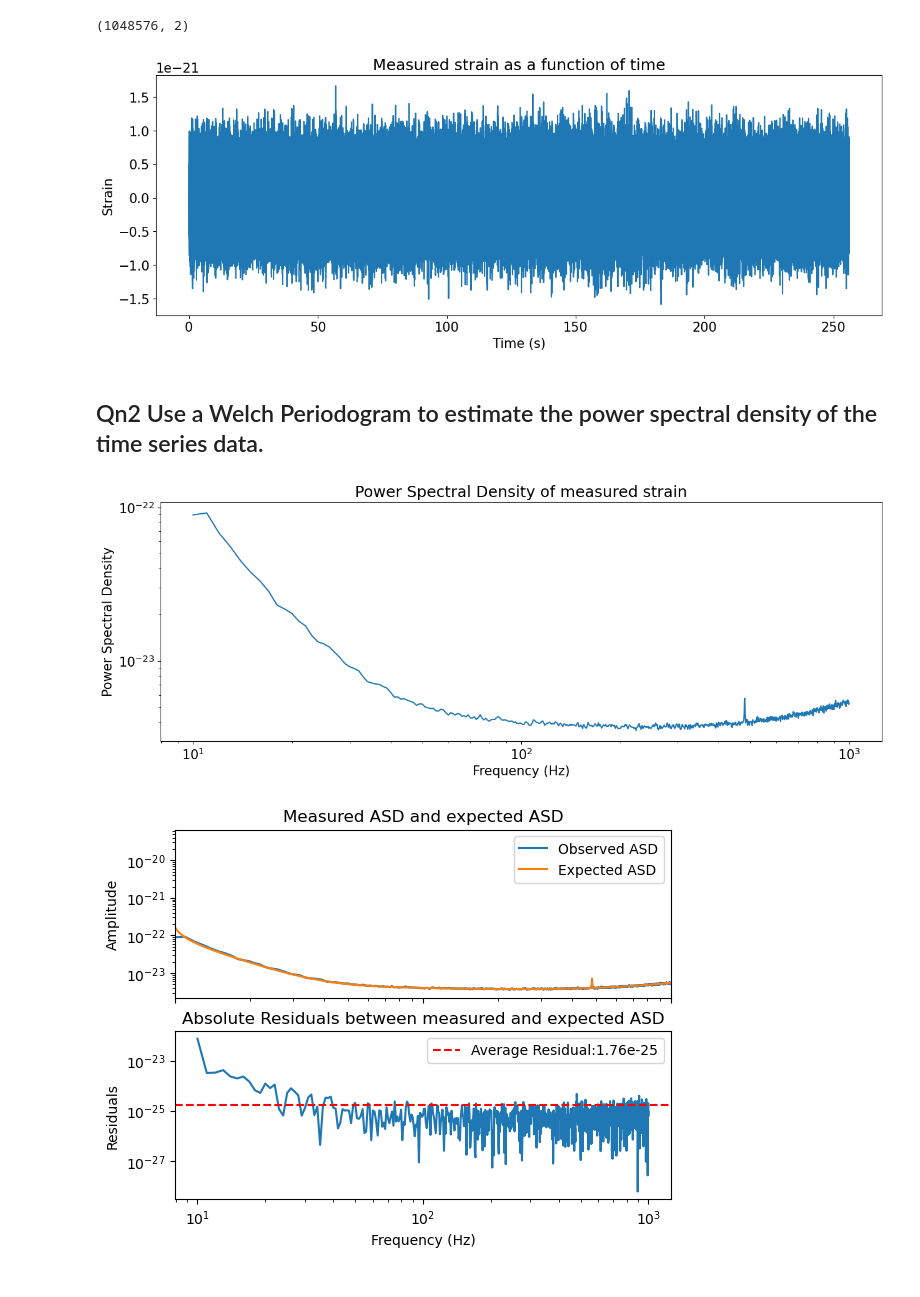
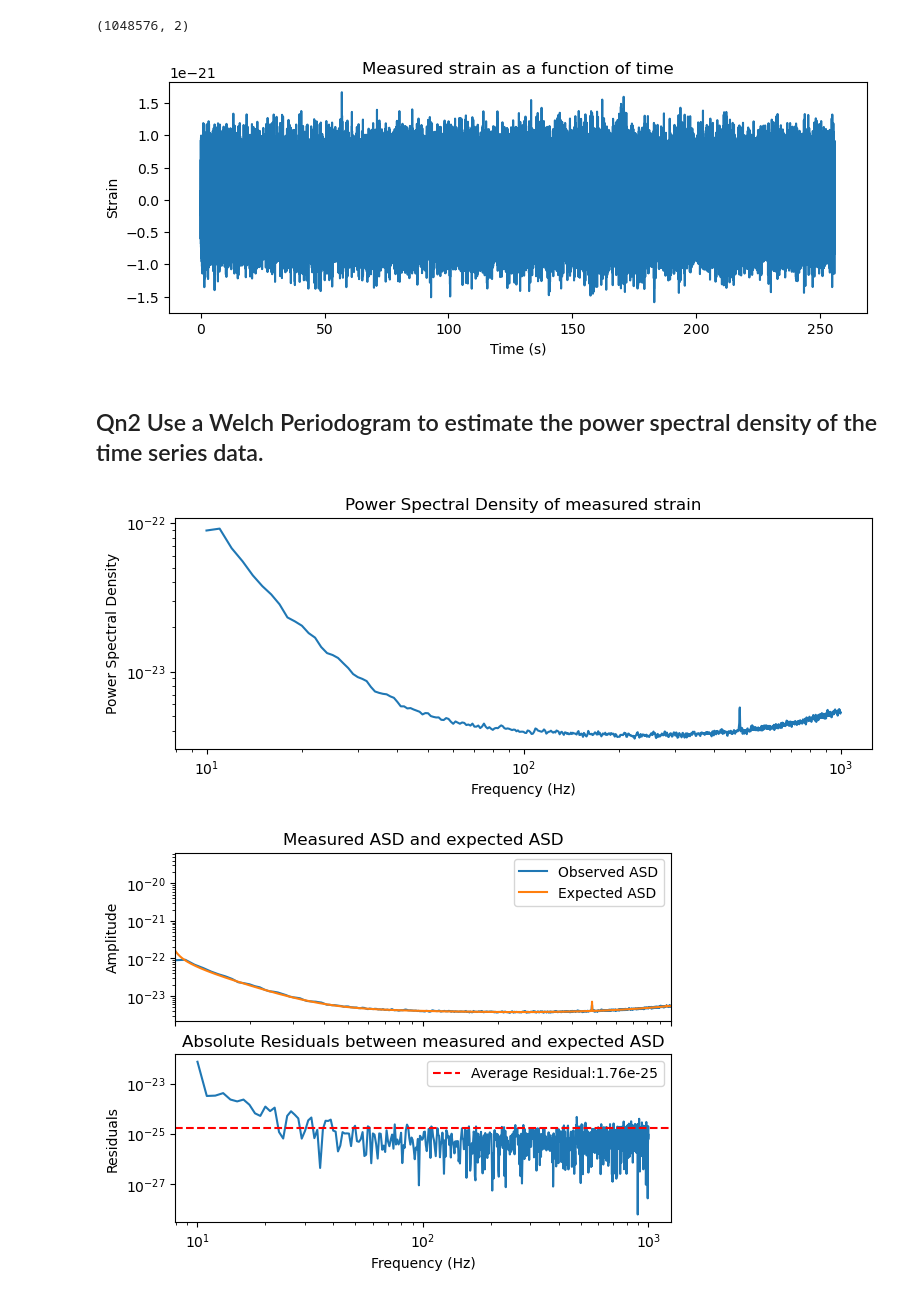
Before and after one commit to ZhongXinyu/Gravitational-Waves-Detection, a Jupyter notebook: part2.ipynb, the cells around one changed output. Saved outputs shown, nothing was run; the diff lists cells and outputs as text; code cells hidden in the pictures.

```diff
--- a/part2.ipynb
+++ b/part2.ipynb
@@ -9,10 +9,8 @@ warnings.filterwarnings("ignore", "Wswiglal-redir-stdio")
 import lal
 
 import pycbc
+from pycbc import types
 from pycbc.waveform.waveform import get_fd_waveform
-
-# set font size of labels
-plt.rcParams.update({'font.size': 15})
 # %%
 # define constants
 f_lower = 10
@@ -47,15 +45,15 @@ sample_times = data[:, 0]
 measured_strain = data[:, 1]
 # %%
 # plot the measured strain as a function of time
-plt.figure(figsize=(15, 5))
+plt.figure(figsize=(9,3))
 plt.plot(sample_times, measured_strain)
 plt.xlabel('Time (s)')
 plt.ylabel('Strain')
 plt.title('Measured strain as a function of time')
 plt.savefig('figures/simulated_data_time_series.png')
 plt.show()
 # %% [output]
-[figure, old version]
+[figure, new version]
 # %% [markdown]
 ## Qn2 Use a Welch Periodogram to estimate the power spectral density of the time series data.
 # %%
@@ -68,12 +66,7 @@ freq_psd, observed_psd = welch(measured_strain, fs=1/(sample_times[1] - sample_t
 observed_psd = observed_psd[(freq_psd >= f_lower) & (freq_psd <= f_upper)]
 freq_psd = freq_psd[(freq_psd >= f_lower) & (freq_psd <= f_upper)]
 
-
-
-
-plt.figure(figsize=(15, 5))
-
-
+plt.figure(figsize=(9,3))
 
 plt.plot(freq_psd, np.sqrt(observed_psd))
 plt.xlabel('Frequency (Hz)')
@@ -84,7 +77,7 @@ plt.yscale('log')
 plt.savefig('figures/observed_psd.png')
 plt.show()
 # %% [output]
-[figure, old version]
+[figure, new version]
 # %%
 # compare with expected ASD
 expected_asd = np.loadtxt('data/ASD.txt')
```
Also changed, not shown: parts of 10 cells of this notebook.
